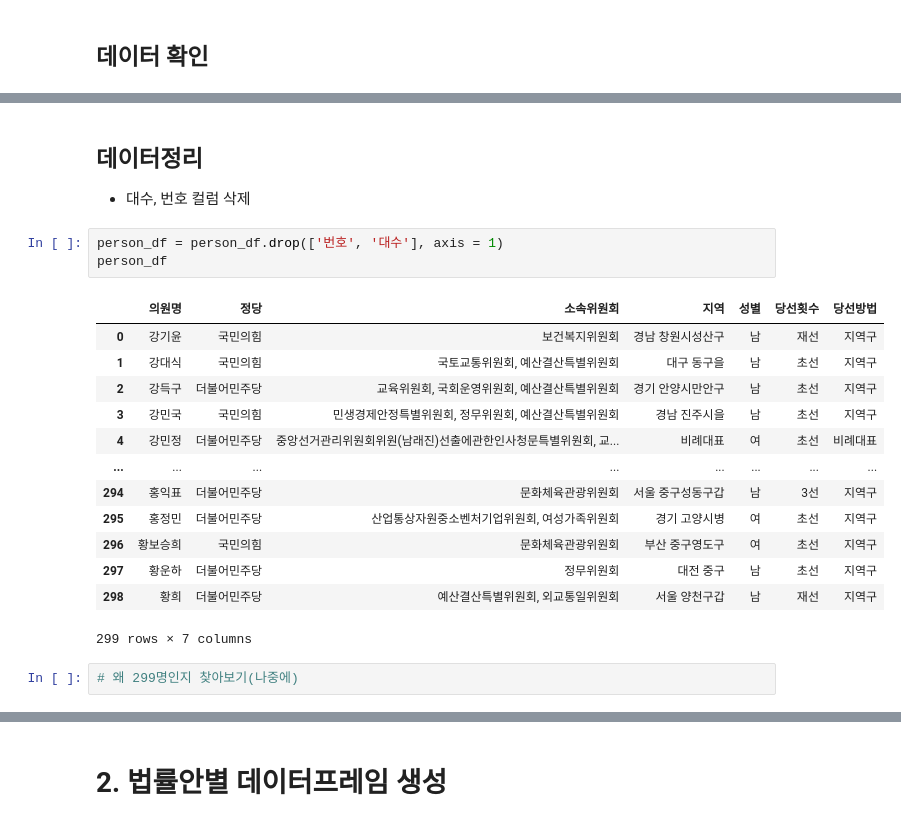
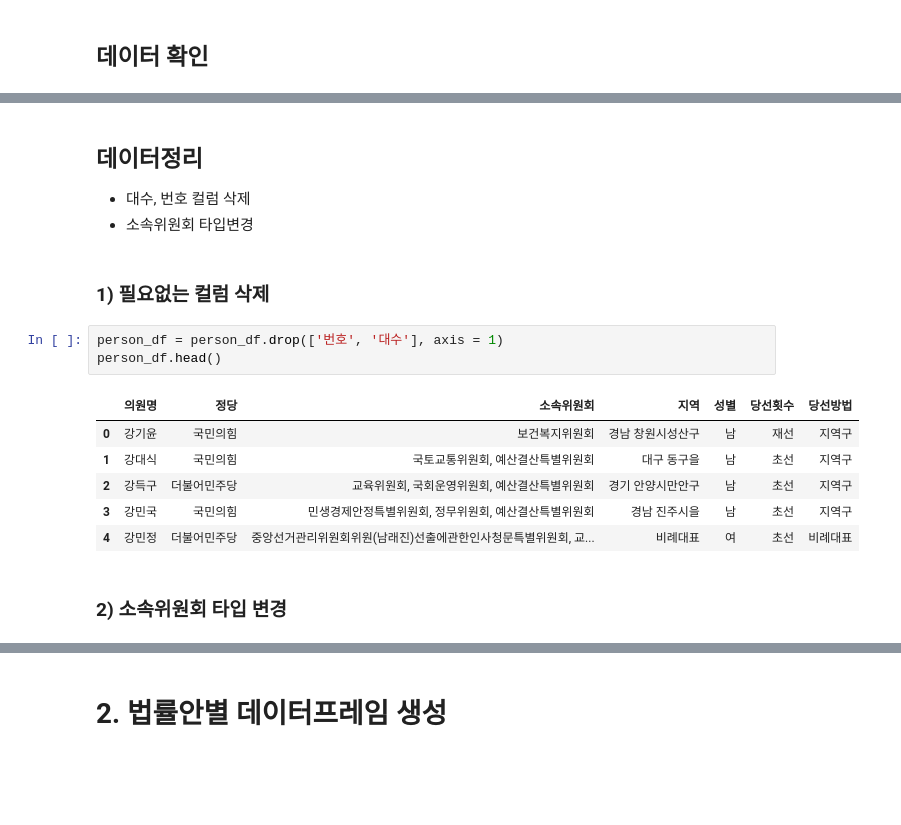
Before and after one commit to veryberry030/projects_cakd7_data, a Jupyter notebook: 위원회별 국회의원 데이터프레임.ipynb, the cells around one changed output, grey strips where cells are left out. Drawn from its saved outputs; the diff is of its cells as text; blank space fills up the shorter version.

```diff
--- a/위원회별 국회의원 데이터프레임.ipynb
+++ b/위원회별 국회의원 데이터프레임.ipynb
@@ -69,22 +187,18 @@ person_df[person_df['소속위원회'].isnull()] #일단 보류
 # %% [markdown]
 ## 데이터정리
 - 대수, 번호 컬럼 삭제
+- 소속위원회 타입변경
+# %% [markdown]
+### 1) 필요없는 컬럼 삭제
 # %%
 person_df = person_df.drop(['번호', '대수'], axis = 1)
-person_df
+person_df.head()
 # %% [output]
 |  | 의원명 | 정당 | 소속위원회 | 지역 | 성별 | 당선횟수 | 당선방법 |
 | 0 | 강기윤 | 국민의힘 | 보건복지위원회 | 경남 창원시성산구 | 남 | 재선 | 지역구 |
 | 1 | 강대식 | 국민의힘 | 국토교통위원회, 예산결산특별위원회 | 대구 동구을 | 남 | 초선 | 지역구 |
 | 2 | 강득구 | 더불어민주당 | 교육위원회, 국회운영위원회, 예산결산특별위원회 | 경기 안양시만안구 | 남 | 초선 | 지역구 |
 | 3 | 강민국 | 국민의힘 | 민생경제안정특별위원회, 정무위원회, 예산결산특별위원회 | 경남 진주시을 | 남 | 초선 | 지역구 |
 | 4 | 강민정 | 더불어민주당 | 중앙선거관리위원회위원(남래진)선출에관한인사청문특별위원회, 교... | 비례대표 | 여 | 초선 | 비례대표 |
-| ... | ... | ... | ... | ... | ... | ... | ... |
-| 294 | 홍익표 | 더불어민주당 | 문화체육관광위원회 | 서울 중구성동구갑 | 남 | 3선 | 지역구 |
-| 295 | 홍정민 | 더불어민주당 | 산업통상자원중소벤처기업위원회, 여성가족위원회 | 경기 고양시병 | 여 | 초선 | 지역구 |
-| 296 | 황보승희 | 국민의힘 | 문화체육관광위원회 | 부산 중구영도구 | 여 | 초선 | 지역구 |
-| 297 | 황운하 | 더불어민주당 | 정무위원회 | 대전 중구 | 남 | 초선 | 지역구 |
-| 298 | 황희 | 더불어민주당 | 예산결산특별위원회, 외교통일위원회 | 서울 양천구갑 | 남 | 재선 | 지역구 |
-299 rows × 7 columns
-# %%
-# 왜 299명인지 찾아보기(나중에)
+# %% [markdown]
+### 2) 소속위원회 타입 변경
```
Also changed, not shown: parts of 59 cells of this notebook.
